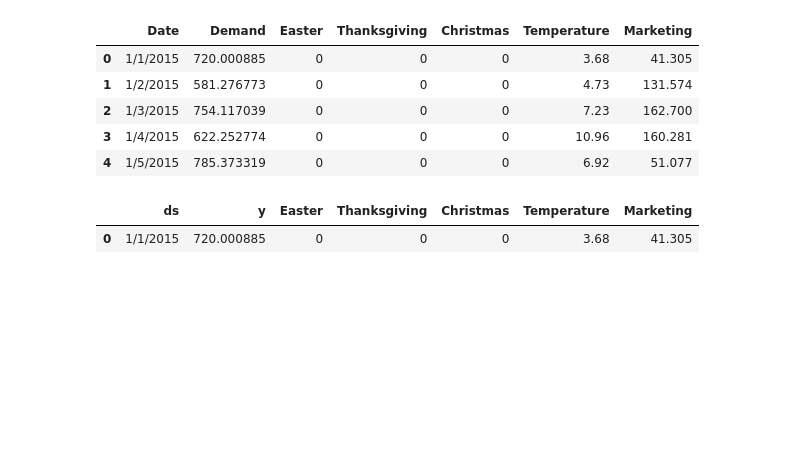
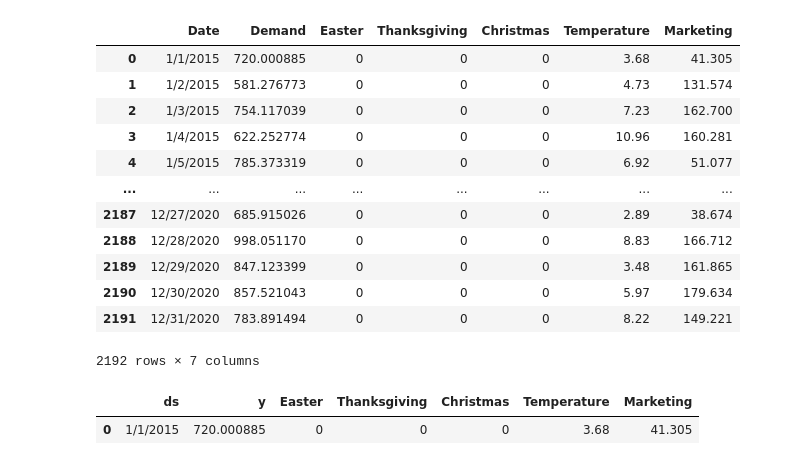
Before and after one commit to Pylos7/Time-Series-Forecasting, a Jupyter notebook: Parameter Tuning/Facebook Prophet - Parameter Tuning Template.ipynb, the cells around one changed output. Cells and saved outputs as stored; diff of their text form; code cells hidden in the pictures; blank space fills up the shorter version.

```diff
--- a/Parameter Tuning/Facebook Prophet - Parameter Tuning Template.ipynb
+++ b/Parameter Tuning/Facebook Prophet - Parameter Tuning Template.ipynb
@@ -1,20 +1,30 @@
 # %%
 # Libraries and data
 import numpy as np
 import pandas as pd
 import matplotlib.pyplot as plt
+from prophet import Prophet
+from prophet.diagnostics import cross_validation, performance_metrics
+from prophet.plot import plot_cross_validation_metric
 
 #load the data
 #YYYY-MM-DD
 df = pd.read_csv('../nyc_data.csv')
-df.head()
+df
 # %% [output]
 |  | Date | Demand | Easter | Thanksgiving | Christmas | Temperature | Marketing |
 | 0 | 1/1/2015 | 720.000885 | 0 | 0 | 0 | 3.68 | 41.305 |
 | 1 | 1/2/2015 | 581.276773 | 0 | 0 | 0 | 4.73 | 131.574 |
 | 2 | 1/3/2015 | 754.117039 | 0 | 0 | 0 | 7.23 | 162.700 |
 | 3 | 1/4/2015 | 622.252774 | 0 | 0 | 0 | 10.96 | 160.281 |
 | 4 | 1/5/2015 | 785.373319 | 0 | 0 | 0 | 6.92 | 51.077 |
+| ... | ... | ... | ... | ... | ... | ... | ... |
+| 2187 | 12/27/2020 | 685.915026 | 0 | 0 | 0 | 2.89 | 38.674 |
+| 2188 | 12/28/2020 | 998.051170 | 0 | 0 | 0 | 8.83 | 166.712 |
+| 2189 | 12/29/2020 | 847.123399 | 0 | 0 | 0 | 3.48 | 161.865 |
+| 2190 | 12/30/2020 | 857.521043 | 0 | 0 | 0 | 5.97 | 179.634 |
+| 2191 | 12/31/2020 | 783.891494 | 0 | 0 | 0 | 8.22 | 149.221 |
+2192 rows × 7 columns
 # %%
 #Rename variable
 df = df.rename(columns = {'Demand': 'y',
```
Also changed, not shown: parts of 8 cells of this notebook, 3 other files.
